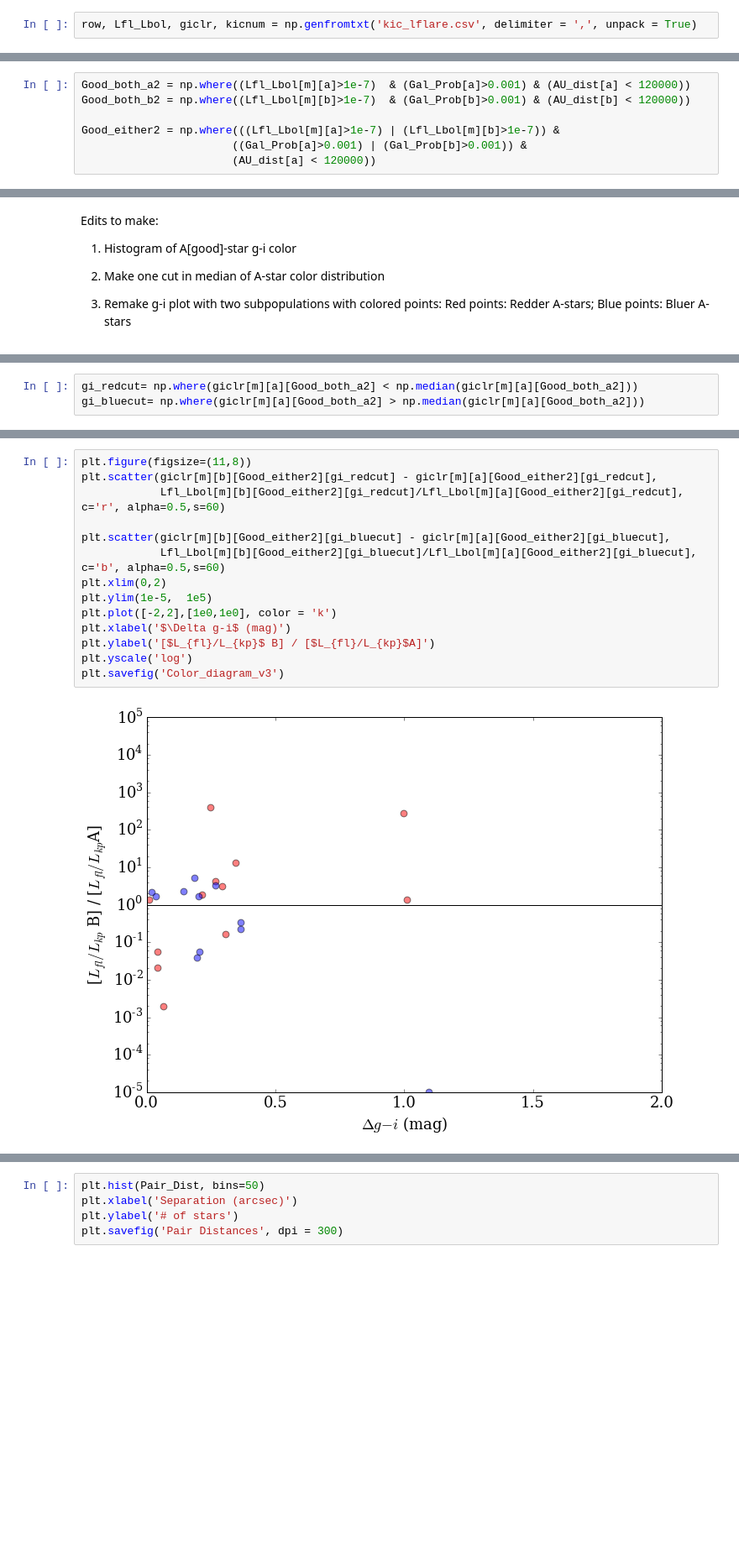
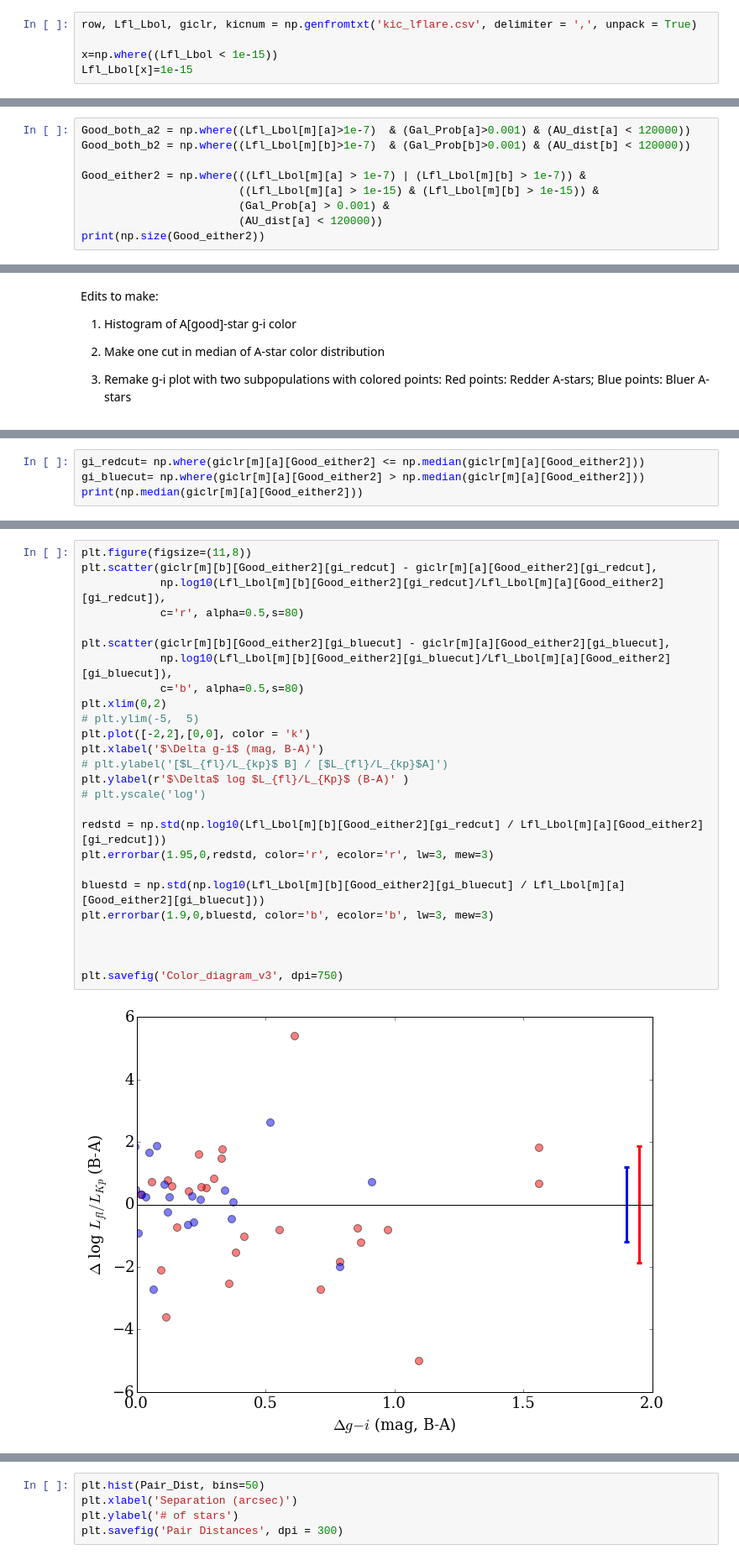
Before and after one commit to jradavenport/WideBinaryProject, a Jupyter notebook: WideBinarySearch.ipynb, the cells around one changed output, grey strips where cells are left out. Shown at 84% size. Cells and saved outputs as stored; diff of their text form; blank space fills up the shorter version.

```diff
--- a/WideBinarySearch.ipynb
+++ b/WideBinarySearch.ipynb
@@ -37,6 +37,9 @@ Tried using np.loadtxt on 'kic_lflare.csv', but kept getting "Value Error: could
 Using np.genfromtxt seemed to work however:
 # %%
 row, Lfl_Lbol, giclr, kicnum = np.genfromtxt('kic_lflare.csv', delimiter = ',', unpack = True)
+
+x=np.where((Lfl_Lbol < 1e-15))
+Lfl_Lbol[x]=1e-15
 # %%
 print (row)
 # %% [output]
@@ -121,6 +124,8 @@ Good_either = np.where(((Lfl_Lbol[m][a]>1e-7) | (Lfl_Lbol[m][b]>1e-7)) &
 Good_both_a2 = np.where((Lfl_Lbol[m][a]>1e-7)  & (Gal_Prob[a]>0.001) & (AU_dist[a] < 120000))
 Good_both_b2 = np.where((Lfl_Lbol[m][b]>1e-7)  & (Gal_Prob[b]>0.001) & (AU_dist[b] < 120000))
 
-Good_either2 = np.where(((Lfl_Lbol[m][a]>1e-7) | (Lfl_Lbol[m][b]>1e-7)) &
-                       ((Gal_Prob[a]>0.001) | (Gal_Prob[b]>0.001)) &
-                       (AU_dist[a] < 120000))
+Good_either2 = np.where(((Lfl_Lbol[m][a] > 1e-7) | (Lfl_Lbol[m][b] > 1e-7)) &
+                        ((Lfl_Lbol[m][a] > 1e-15) & (Lfl_Lbol[m][b] > 1e-15)) &
+                        (Gal_Prob[a] > 0.001) &
+                        (AU_dist[a] < 120000))
+print(np.size(Good_either2))
@@ -237,3 +271,4 @@ print(np.median(giclr[m][a][Good_both_a2]))
 # %%
-gi_redcut= np.where(giclr[m][a][Good_both_a2] < np.median(giclr[m][a][Good_both_a2]))
-gi_bluecut= np.where(giclr[m][a][Good_both_a2] > np.median(giclr[m][a][Good_both_a2]))
+gi_redcut= np.where(giclr[m][a][Good_either2] <= np.median(giclr[m][a][Good_either2]))
+gi_bluecut= np.where(giclr[m][a][Good_either2] > np.median(giclr[m][a][Good_either2]))
+print(np.median(giclr[m][a][Good_either2]))
@@ -240,16 +291,28 @@ gi_bluecut= np.where(giclr[m][a][Good_both_a2] > np.median(giclr[m][a][Good_both
 # %%
 plt.figure(figsize=(11,8))
 plt.scatter(giclr[m][b][Good_either2][gi_redcut] - giclr[m][a][Good_either2][gi_redcut],
-            Lfl_Lbol[m][b][Good_either2][gi_redcut]/Lfl_Lbol[m][a][Good_either2][gi_redcut], c='r', alpha=0.5,s=60)
+            np.log10(Lfl_Lbol[m][b][Good_either2][gi_redcut]/Lfl_Lbol[m][a][Good_either2][gi_redcut]),
+            c='r', alpha=0.5,s=80)
 
 plt.scatter(giclr[m][b][Good_either2][gi_bluecut] - giclr[m][a][Good_either2][gi_bluecut],
-            Lfl_Lbol[m][b][Good_either2][gi_bluecut]/Lfl_Lbol[m][a][Good_either2][gi_bluecut], c='b', alpha=0.5,s=60)
+            np.log10(Lfl_Lbol[m][b][Good_either2][gi_bluecut]/Lfl_Lbol[m][a][Good_either2][gi_bluecut]),
+            c='b', alpha=0.5,s=80)
 plt.xlim(0,2)
-plt.ylim(1e-5,  1e5)
-plt.plot([-2,2],[1e0,1e0], color = 'k')
-plt.xlabel('$\Delta g-i$ (mag)')
-plt.ylabel('[$L_{fl}/L_{kp}$ B] / [$L_{fl}/L_{kp}$A]')
-plt.yscale('log')
-plt.savefig('Color_diagram_v3')
+# plt.ylim(-5,  5)
+plt.plot([-2,2],[0,0], color = 'k')
+plt.xlabel('$\Delta g-i$ (mag, B-A)')
+# plt.ylabel('[$L_{fl}/L_{kp}$ B] / [$L_{fl}/L_{kp}$A]')
+plt.ylabel(r'$\Delta$ log $L_{fl}/L_{Kp}$ (B-A)' )
+# plt.yscale('log')
+
+redstd = np.std(np.log10(Lfl_Lbol[m][b][Good_either2][gi_redcut] / Lfl_Lbol[m][a][Good_either2][gi_redcut]))
+plt.errorbar(1.95,0,redstd, color='r', ecolor='r', lw=3, mew=3)
+
+bluestd = np.std(np.log10(Lfl_Lbol[m][b][Good_either2][gi_bluecut] / Lfl_Lbol[m][a][Good_either2][gi_bluecut]))
+plt.errorbar(1.9,0,bluestd, color='b', ecolor='b', lw=3, mew=3)
+
+
+
+plt.savefig('Color_diagram_v3', dpi=750)
 # %% [output]
-[figure, old version]
+[figure, new version]
```
Also changed, not shown: parts of 27 cells of this notebook, 2 other files.
